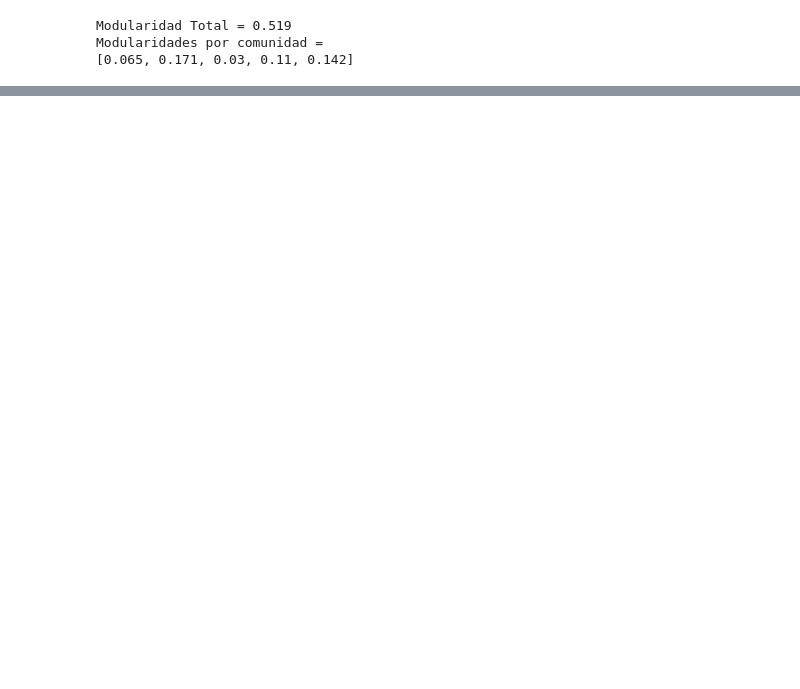
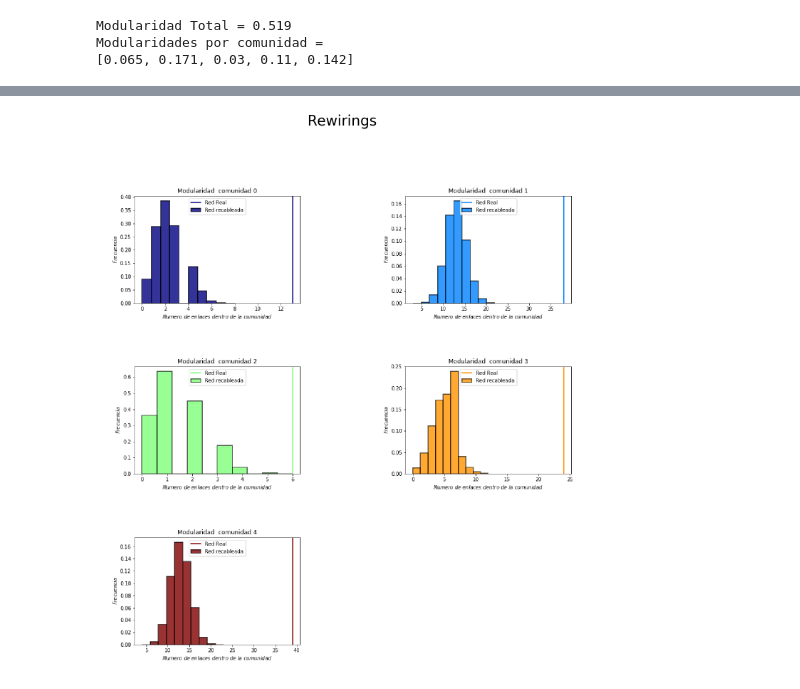
Before and after one commit to Redes2018/tp3, a Jupyter notebook: Louvain.ipynb, the cells around one changed output, grey strips where cells are left out. Drawn from its saved outputs; the diff is of its cells as text; code cells hidden in the pictures; blank space fills up the shorter version.

```diff
--- a/Louvain.ipynb
+++ b/Louvain.ipynb
@@ -242,0 +316,33 @@ delf_S
+# %%
+plt.figure(figsize=(25,25))
+plt.suptitle('Rewirings',fontsize=40)
+
+plt.subplot(3,2,1)
+#fig0=plt.figure(figsize=(8,8))
+comunidad_0=plt.imread('C:/Users/Lucio/Desktop/FACULTAD/Redes/datos/datosTP3/comunidad_0_hist.png')
+plt.imshow(comunidad_0)
+plt.axis('off')
+
+plt.subplot(3,2,2)
+comunidad_1=plt.imread('C:/Users/Lucio/Desktop/FACULTAD/Redes/datos/datosTP3/comunidad_1_hist.png')
+plt.imshow(comunidad_1)
+plt.axis('off')
+
+plt.subplot(3,2,3)
+comunidad_2=plt.imread('C:/Users/Lucio/Desktop/FACULTAD/Redes/datos/datosTP3/comunidad_2_hist.png')
+plt.imshow(comunidad_2)
+plt.axis('off')
+
+plt.subplot(3,2,4)
+comunidad_3=plt.imread('C:/Users/Lucio/Desktop/FACULTAD/Redes/datos/datosTP3/comunidad_3_hist.png')
+plt.imshow(comunidad_3)
+plt.axis('off')
+
+plt.subplot(3,2,5)
+comunidad_4=plt.imread('C:/Users/Lucio/Desktop/FACULTAD/Redes/datos/datosTP3/comunidad_4_hist.png')
+plt.imshow(comunidad_4)
+plt.axis('off')
+
+plt.show()
+# %% [output]
+[figure, added]
```
Also changed, not shown: parts of 7 cells of this notebook.
